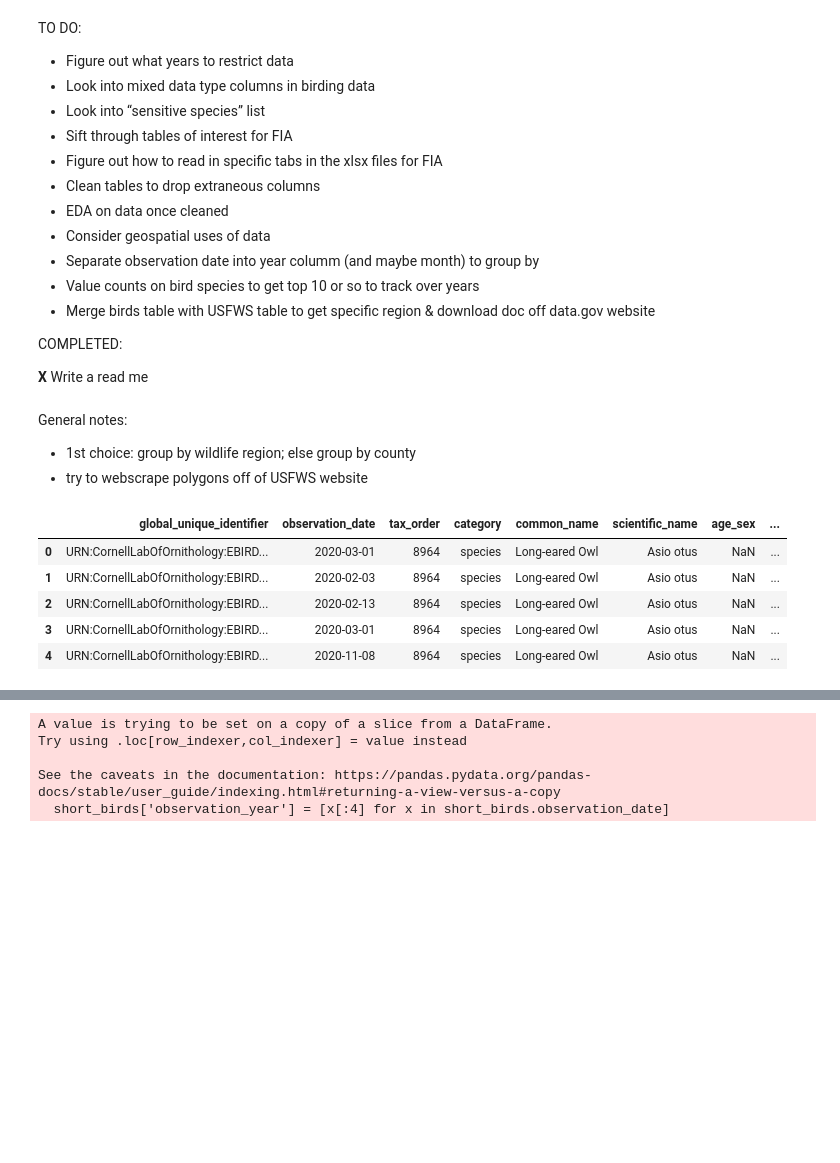
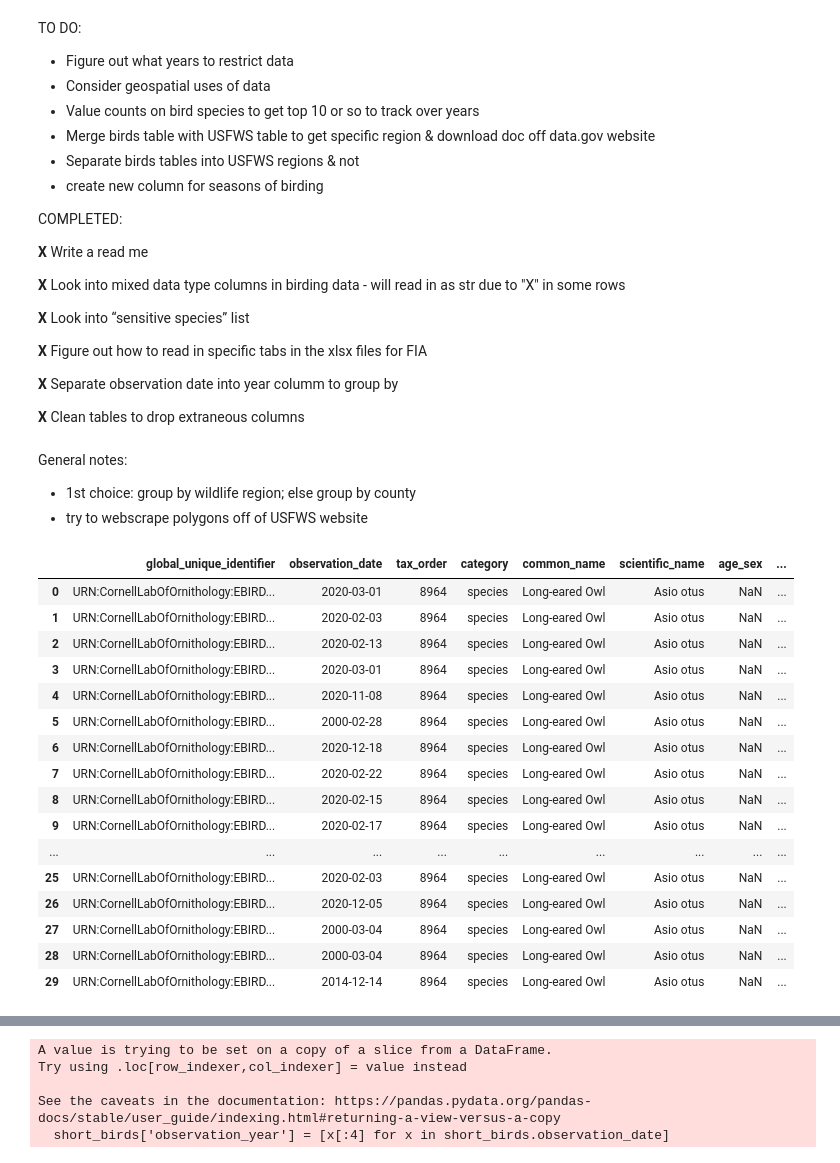
Before and after one commit to danileahacker/NSS-Capstone-Dani-Hacker, a Jupyter notebook: scripts/danih_capstone_eda.ipynb, the cells around one changed output, grey strips where cells are left out. Cells and saved outputs as stored; diff of their text form; code cells hidden in the pictures; blank space fills up the shorter version.

```diff
--- a/scripts/danih_capstone_eda.ipynb
+++ b/scripts/danih_capstone_eda.ipynb
@@ -1,22 +1,25 @@
 # %% [markdown]
 TO DO:
 - Figure out what years to restrict data
-- Look into mixed data type columns in birding data
-- Look into “sensitive species” list
-- Sift through tables of interest for FIA
-- Figure out how to read in specific tabs in the xlsx files for FIA
-- Clean tables to drop extraneous columns
-- EDA on data once cleaned
 - Consider geospatial uses of data
-- Separate observation date into year columm (and maybe month) to group by
 - Value counts on bird species to get top 10 or so to track over years
 - Merge birds table with USFWS table to get specific region & download doc off data.gov website
-
-
+- Separate birds tables into USFWS regions & not
+- create new column for seasons of birding
 
 COMPLETED:
 
 <b>X</b> Write a read me
+
+<b>X</b> Look into mixed data type columns in birding data - will read in as str due to "X" in some rows
+
+<b>X</b> Look into “sensitive species” list
+
+<b>X</b> Figure out how to read in specific tabs in the xlsx files for FIA
+
+<b>X</b> Separate observation date into year columm to group by
+
+<b>X</b> Clean tables to drop extraneous columns
 # %% [markdown]
 General notes:
 - 1st choice: group by wildlife region; else group by county
@@ -30,19 +33,31 @@ import matplotlib.pyplot as plt
 # %%
 # reading in sensitive species list
 sensitive_species = pd.read_csv('../data/sensitive_species_2000_2020_TN.txt', sep='\t')
-sensitive_species = sensitive_species[['GLOBAL UNIQUE IDENTIFIER', 'OBSERVATION DATE', 'TAXONOMIC ORDER', 'CATEGORY', 'COMMON NAME', 'SCIENTIFIC NAME', 'AGE/SEX', 'OBSERVATION COUNT', 'COUNTRY', 'STATE', 'COUNTY', 'IBA CODE', 'BCR CODE', 'USFWS CODE', 'LATITUDE', 'LONGITUDE', 'OBSERVER ID', 'TRIP COMMENTS']]
-sensitive_species.columns = ['global_unique_identifier', 'observation_date', 'tax_order', 'category', 'common_name', 'scientific_name', 'age_sex', 'observation_count', 'country', 'state', 'county', 'iba_code', 'bcr_code', 'usfws_code', 'lat', 'long', 'observer_id', 'trip_comments']
+sensitive_species = sensitive_species[['GLOBAL UNIQUE IDENTIFIER', 'OBSERVATION DATE', 'TAXONOMIC ORDER', 'CATEGORY', 'COMMON NAME', 'SCIENTIFIC NAME', 'AGE/SEX', 'COUNTRY', 'STATE', 'COUNTY', 'IBA CODE', 'BCR CODE', 'USFWS CODE', 'LATITUDE', 'LONGITUDE', 'OBSERVER ID', 'TRIP COMMENTS']]
+sensitive_species.columns = ['global_unique_identifier', 'observation_date', 'tax_order', 'category', 'common_name', 'scientific_name', 'age_sex', 'country', 'state', 'county', 'iba_code', 'bcr_code', 'usfws_code', 'lat', 'long', 'observer_id', 'trip_comments']
 
 # creating additional column for observation year
 sensitive_species['observation_year'] = [x[:4] for x in sensitive_species.observation_date]
-sensitive_species.head()
+
+sensitive_species.head(30)
 # %% [output]
 |  | global_unique_identifier | observation_date | tax_order | category | common_name | scientific_name | age_sex | ... |
 | 0 | URN:CornellLabOfOrnithology:EBIRD... | 2020-03-01 | 8964 | species | Long-eared Owl | Asio otus | NaN | ... |
 | 1 | URN:CornellLabOfOrnithology:EBIRD... | 2020-02-03 | 8964 | species | Long-eared Owl | Asio otus | NaN | ... |
 | 2 | URN:CornellLabOfOrnithology:EBIRD... | 2020-02-13 | 8964 | species | Long-eared Owl | Asio otus | NaN | ... |
 | 3 | URN:CornellLabOfOrnithology:EBIRD... | 2020-03-01 | 8964 | species | Long-eared Owl | Asio otus | NaN | ... |
 | 4 | URN:CornellLabOfOrnithology:EBIRD... | 2020-11-08 | 8964 | species | Long-eared Owl | Asio otus | NaN | ... |
+| 5 | URN:CornellLabOfOrnithology:EBIRD... | 2000-02-28 | 8964 | species | Long-eared Owl | Asio otus | NaN | ... |
+| 6 | URN:CornellLabOfOrnithology:EBIRD... | 2020-12-18 | 8964 | species | Long-eared Owl | Asio otus | NaN | ... |
+| 7 | URN:CornellLabOfOrnithology:EBIRD... | 2020-02-22 | 8964 | species | Long-eared Owl | Asio otus | NaN | ... |
+| 8 | URN:CornellLabOfOrnithology:EBIRD... | 2020-02-15 | 8964 | species | Long-eared Owl | Asio otus | NaN | ... |
+| 9 | URN:CornellLabOfOrnithology:EBIRD... | 2020-02-17 | 8964 | species | Long-eared Owl | Asio otus | NaN | ... |
+| ... | ... | ... | ... | ... | ... | ... | ... | ... |
+| 25 | URN:CornellLabOfOrnithology:EBIRD... | 2020-02-03 | 8964 | species | Long-eared Owl | Asio otus | NaN | ... |
+| 26 | URN:CornellLabOfOrnithology:EBIRD... | 2020-12-05 | 8964 | species | Long-eared Owl | Asio otus | NaN | ... |
+| 27 | URN:CornellLabOfOrnithology:EBIRD... | 2000-03-04 | 8964 | species | Long-eared Owl | Asio otus | NaN | ... |
+| 28 | URN:CornellLabOfOrnithology:EBIRD... | 2000-03-04 | 8964 | species | Long-eared Owl | Asio otus | NaN | ... |
+| 29 | URN:CornellLabOfOrnithology:EBIRD... | 2014-12-14 | 8964 | species | Long-eared Owl | Asio otus | NaN | ... |
 # %%
 # importing tn counties shape
 tn_counties = gpd.read_file('../data/county/tncounty.shp')
```
Also changed, not shown: parts of 10 cells of this notebook, 1 other file.
